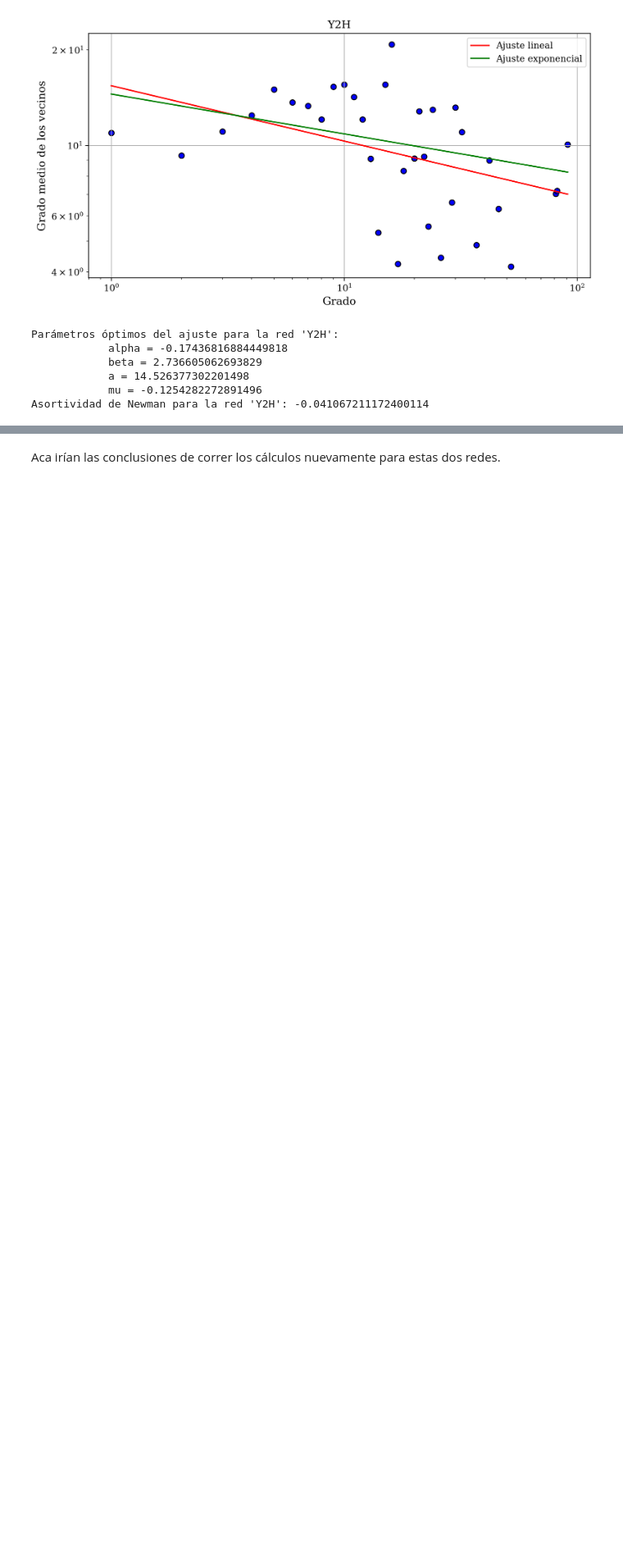
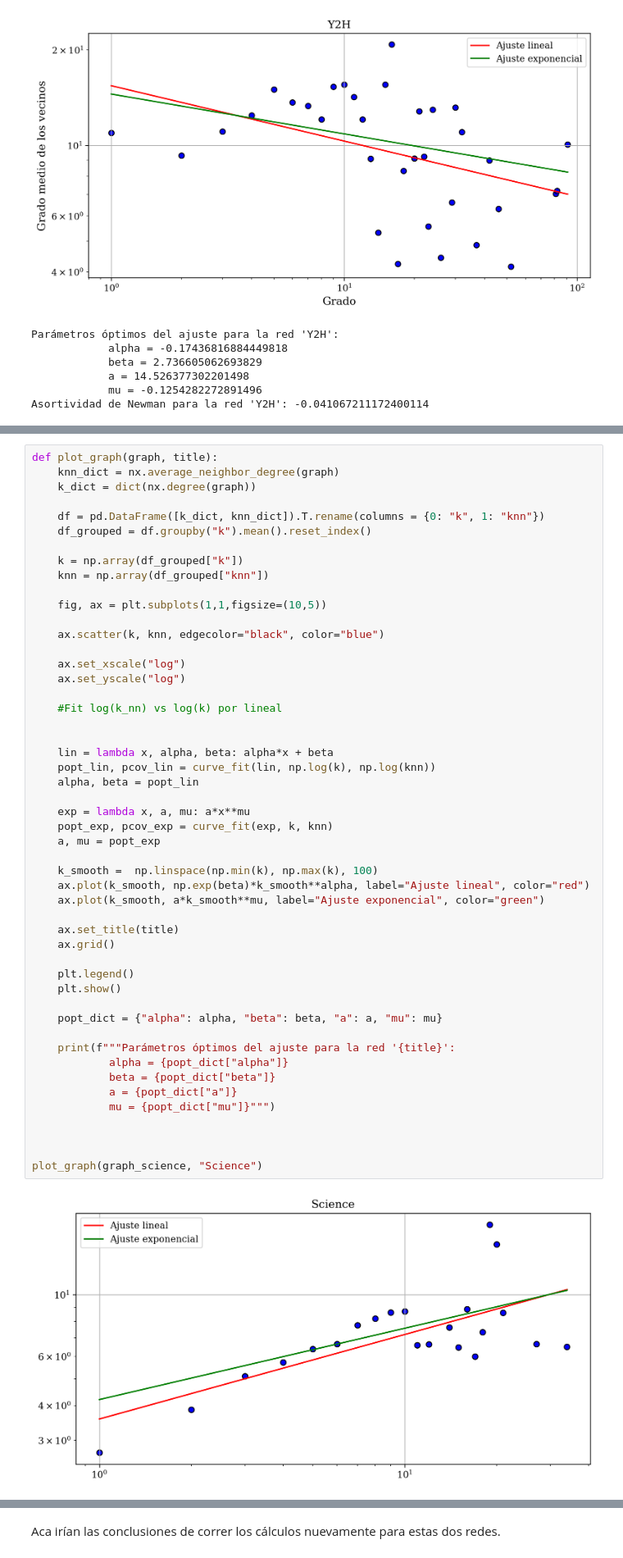
Before and after one commit to facundojgarcia02/CoNet, a Jupyter notebook: TP2/TP 2.ipynb, the cells around one changed output, grey strips where cells are left out. Shown at 82% size. Drawn from its saved outputs; the diff is of its cells as text; blank space fills up the shorter version.

```diff
--- a/TP2/TP 2.ipynb
+++ b/TP2/TP 2.ipynb
@@ -340,0 +334,52 @@ Asortividad de Newman para la red 'Y2H': -0.041067211172400114
+# %%
+def plot_graph(graph, title):
+    knn_dict = nx.average_neighbor_degree(graph)
+    k_dict = dict(nx.degree(graph))
+
+    df = pd.DataFrame([k_dict, knn_dict]).T.rename(columns = {0: "k", 1: "knn"})
+    df_grouped = df.groupby("k").mean().reset_index()
+
+    k = np.array(df_grouped["k"])
+    knn = np.array(df_grouped["knn"])
+
+    fig, ax = plt.subplots(1,1,figsize=(10,5))
+
+    ax.scatter(k, knn, edgecolor="black", color="blue")
+
+    ax.set_xscale("log")
+    ax.set_yscale("log")
+
+    #Fit log(k_nn) vs log(k) por lineal
+
+
+    lin = lambda x, alpha, beta: alpha*x + beta
+    popt_lin, pcov_lin = curve_fit(lin, np.log(k), np.log(knn))
+    alpha, beta = popt_lin
+
+    exp = lambda x, a, mu: a*x**mu
+    popt_exp, pcov_exp = curve_fit(exp, k, knn)
+    a, mu = popt_exp
+
+    k_smooth =  np.linspace(np.min(k), np.max(k), 100)
+    ax.plot(k_smooth, np.exp(beta)*k_smooth**alpha, label="Ajuste lineal", color="red")
+    ax.plot(k_smooth, a*k_smooth**mu, label="Ajuste exponencial", color="green")
+
+    ax.set_title(title)
+    ax.grid()
+
+    plt.legend()
+    plt.show()
+
+    popt_dict = {"alpha": alpha, "beta": beta, "a": a, "mu": mu}
+
+    print(f"""Parámetros óptimos del ajuste para la red '{title}':
+            alpha = {popt_dict["alpha"]}
+            beta = {popt_dict["beta"]}
+            a = {popt_dict["a"]}
+            mu = {popt_dict["mu"]}""")
+
+
+
+plot_graph(graph_science, "Science")
+# %% [output]
+[figure, added]
```
Also changed, not shown: parts of 8 cells of this notebook.
